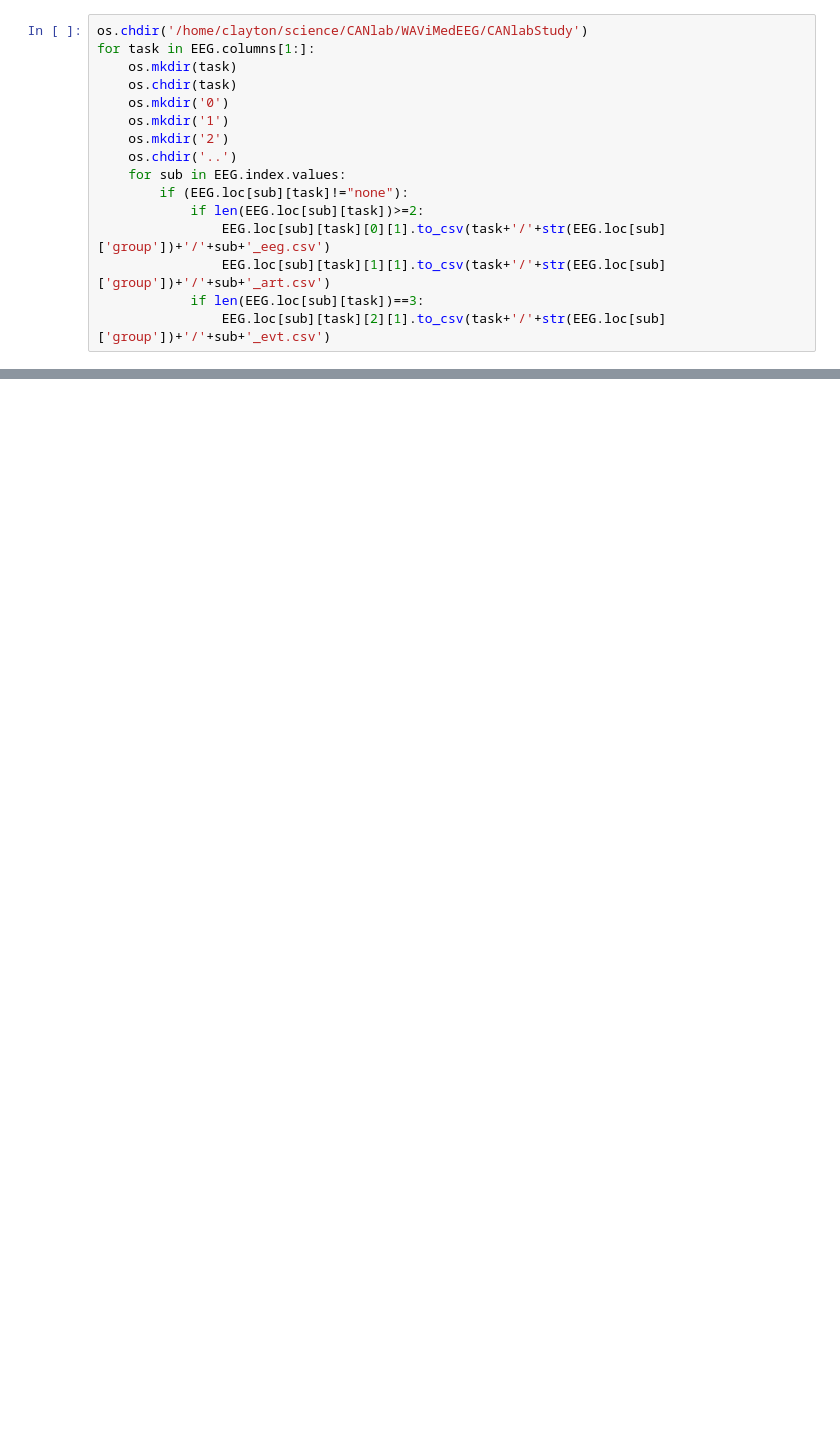
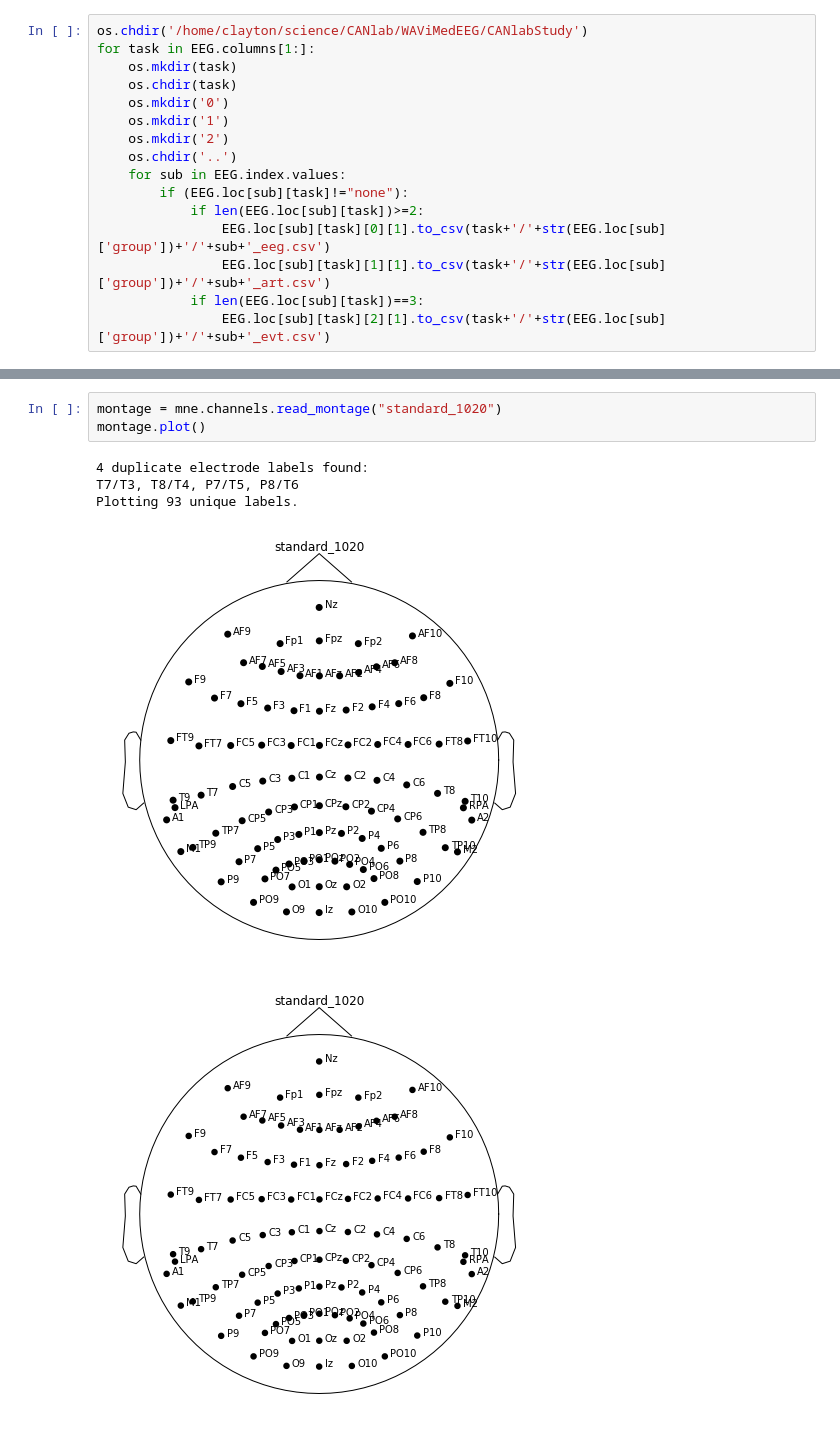
Before and after one commit to canlab/WAViMedEEG, a Jupyter notebook: eeg_prepoc.ipynb, the cells around one changed output, grey strips where cells are left out. Saved outputs shown, nothing was run; the diff lists cells and outputs as text; blank space fills up the shorter version.

```diff
--- a/eeg_prepoc.ipynb
+++ b/eeg_prepoc.ipynb
@@ -218,0 +218,9 @@ for task in EEG.columns[1:]:
+# %%
+montage = mne.channels.read_montage("standard_1020")
+montage.plot()
+# %% [output]
+4 duplicate electrode labels found:
+T7/T3, T8/T4, P7/T5, P8/T6
+Plotting 93 unique labels.
+[figure, added]
+[figure, added]
```
Also changed, not shown: parts of 10 cells of this notebook, 2 other files.
